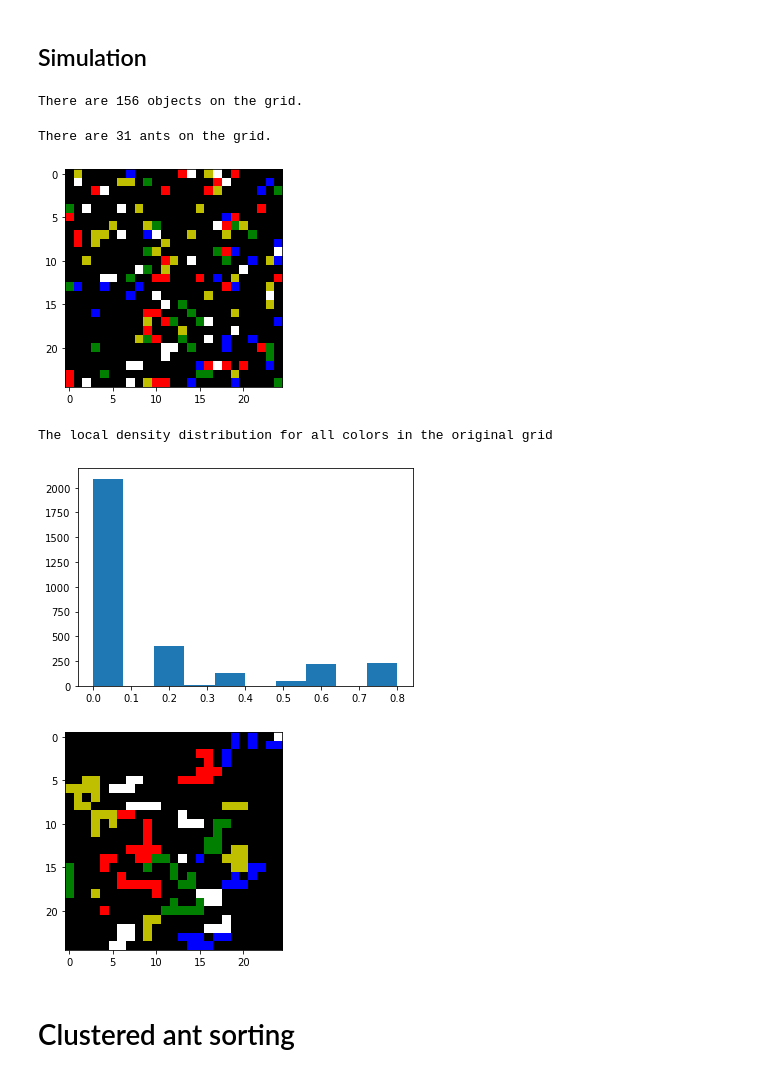
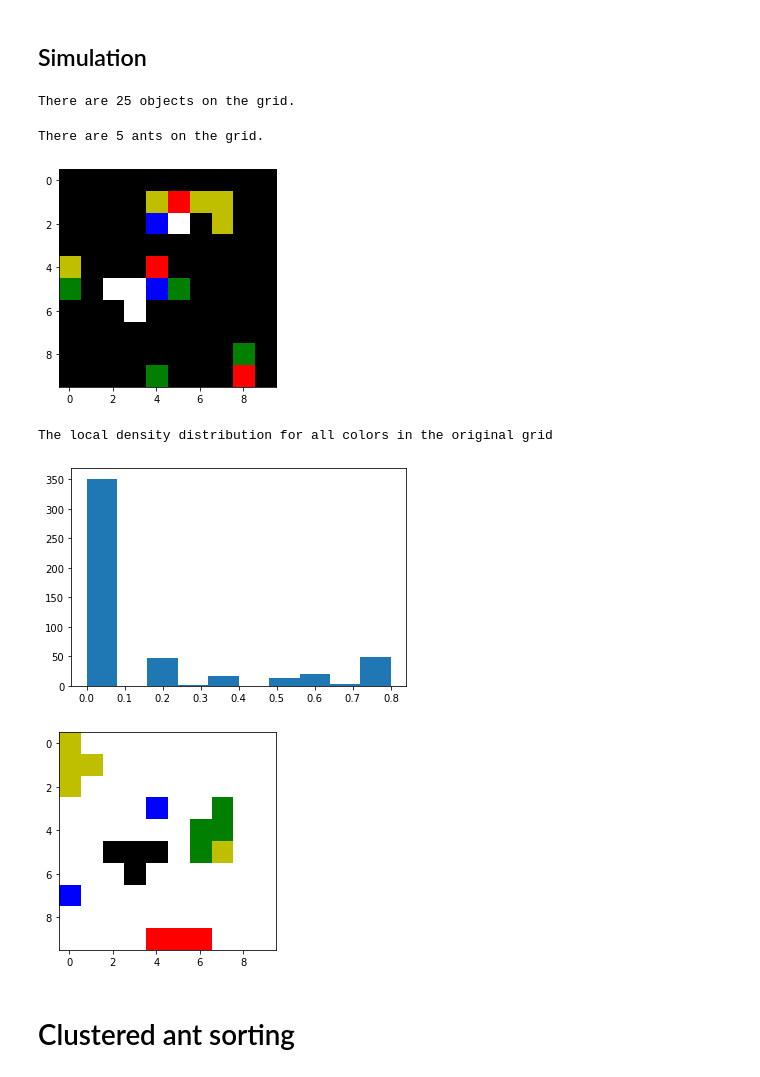
Before and after one commit to yvlaere/ant_sorting, a Jupyter notebook: ant_sorting.ipynb, the cells around one changed output. Drawn from its saved outputs; the diff is of its cells as text; code cells hidden in the pictures.

```diff
--- a/ant_sorting.ipynb
+++ b/ant_sorting.ipynb
@@ -88,7 +88,7 @@ def drop_probability(local_density, k2):
 # %% [markdown]
 ## Simulation
 # %%
-grid_size = 25
+grid_size = 10
 ant_density = 0.05
 object_density = 0.25
 n_object_types = 5
@@ -128,15 +128,15 @@ def initiate_ants(grid_size, ant_density):
 # %%
 original_grid = initiate_grid(grid_size, object_density, n_object_types)
 # %% [output]
-There are 156 objects on the grid.
+There are 25 objects on the grid.
 # %%
 ants = initiate_ants(grid_size, ant_density)
 # %% [output]
-There are 31 ants on the grid.
+There are 5 ants on the grid.
 # %%
 plt.imshow(original_grid, cmap = matplotlib.colors.ListedColormap(['k', 'r', 'y', 'b', 'w', 'g']));
 # %% [output]
-[figure, old version]
+[figure, new version]
 # %%
 densities = []
 for color in range(n_object_types):
@@ -146,7 +146,7 @@ for color in range(n_object_types):
 plt.hist(densities); print("The local density distribution for all colors in the original grid")
 # %% [output]
 The local density distribution for all colors in the original grid
-[figure, old version]
+[figure, new version]
 # %%
 def run_simulation(original_grid, ants, t_total, k1, k2, alpha):
 
@@ -191,9 +191,9 @@ def run_simulation(original_grid, ants, t_total, k1, k2, alpha):
 # %%
 grid, grids0 = run_simulation(original_grid, ants, t_total, k1, k2, alpha)
 # %%
-plt.imshow(grid, cmap = matplotlib.colors.ListedColormap(['k', 'r', 'y', 'b', 'w', 'g']));
+plt.imshow(grid, cmap = matplotlib.colors.ListedColormap(['w', 'r', 'y', 'b', 'k', 'g']));
 # %% [output]
-[figure, old version]
+[figure, new version]
 # %% [markdown]
 # Clustered ant sorting
 # %%
```
Also changed, not shown: parts of 20 cells of this notebook, 2 other files.
